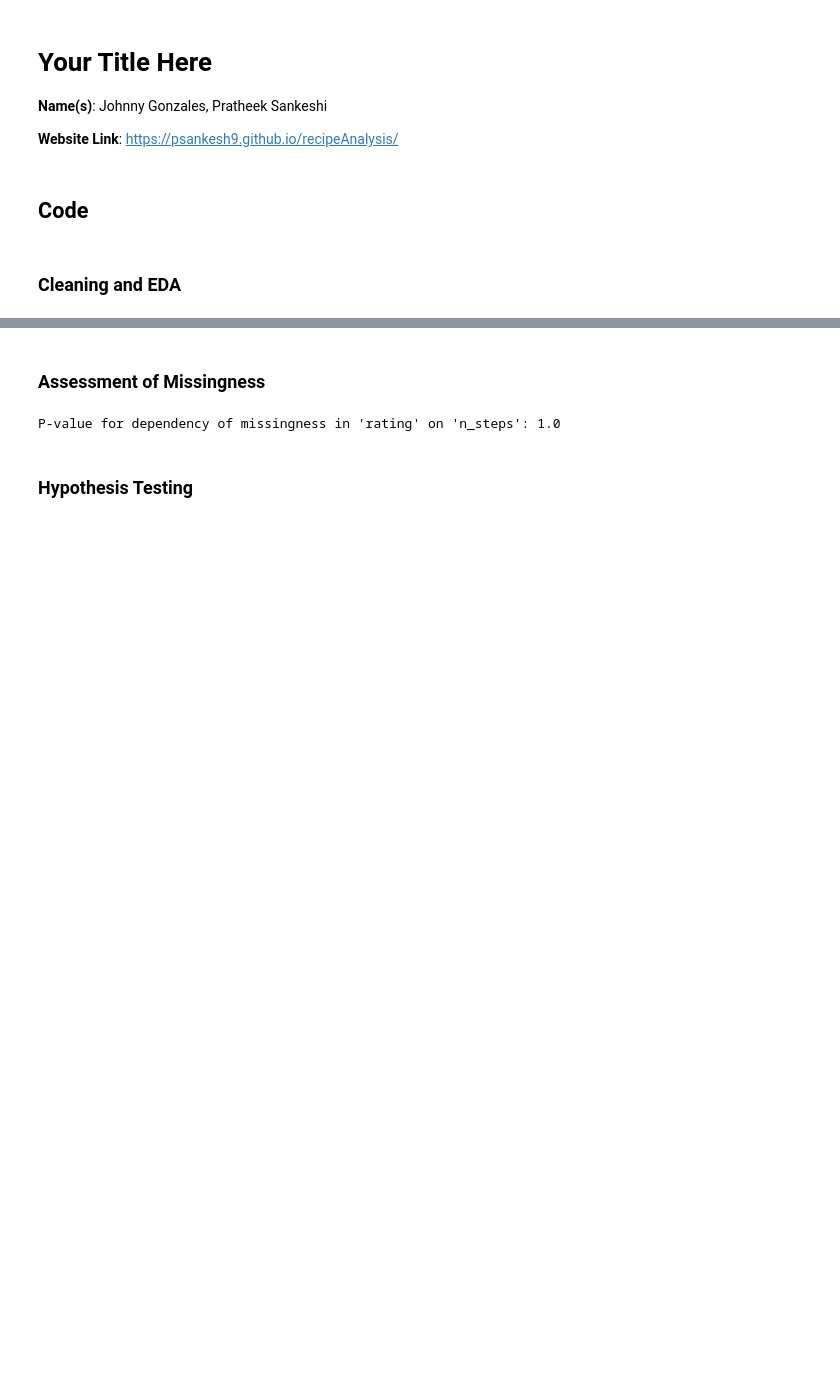
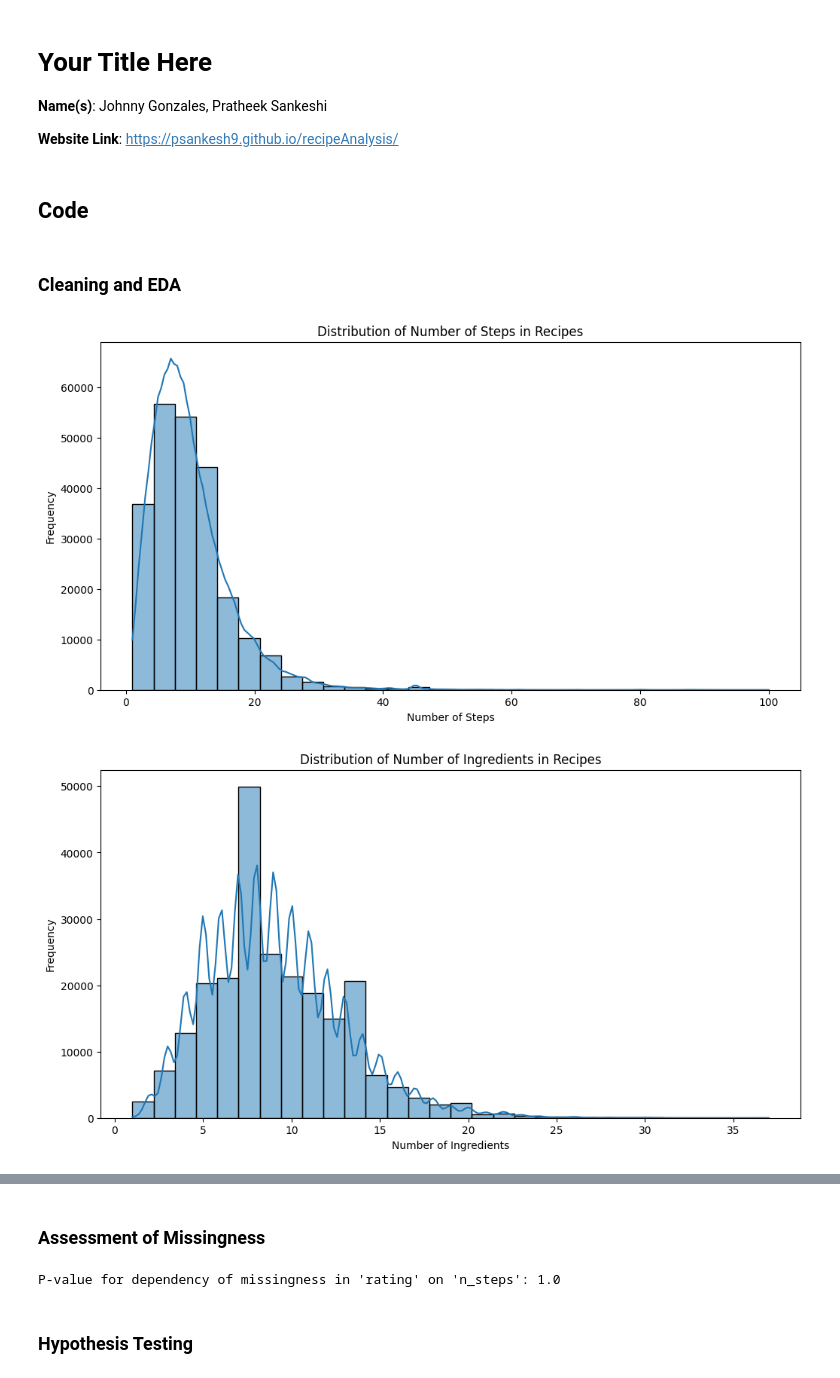
Before and after one commit to psankesh9/recipeAnalysis, a Jupyter notebook: Project_3.ipynb, the cells around one changed output, grey strips where cells are left out. Saved outputs shown, nothing was run; the diff lists cells and outputs as text; code cells hidden in the pictures; blank space fills up the shorter version.

Commit message:
Added the images to the jupyter notebook

```diff
--- a/Project_3.ipynb
+++ b/Project_3.ipynb
@@ -106,3 +106,60 @@ plt.title('Relationship Between Number of Ingredients and Average Rating')
 plt.xlabel('Number of Ingredients')
 plt.ylabel('Average Rating')
 save_plot_to_html(plot, 'ingredients_vs_average_rating')
+# %%
+import matplotlib.pyplot as plt
+import seaborn as sns
+import pandas as pd
+
+
+# Univariate Analysis: Plotting the distributions
+
+# Plotting the distribution of the number of steps in recipes
+plt.figure(figsize=(12, 6))
+sns.histplot(merged_df['n_steps'], bins=30, kde=True)
+plt.title('Distribution of Number of Steps in Recipes')
+plt.xlabel('Number of Steps')
+plt.ylabel('Frequency')
+plt.show()
+# This histogram shows the frequency of recipes based on the number of steps required to make them.
+
+# Plotting the distribution of the number of ingredients in recipes
+plt.figure(figsize=(12, 6))
+sns.histplot(merged_df['n_ingredients'], bins=30, kde=True)
+plt.title('Distribution of Number of Ingredients in Recipes')
+plt.xlabel('Number of Ingredients')
+plt.ylabel('Frequency')
+plt.show()
+# This histogram illustrates how many ingredients are typically used in recipes, indicating their complexity.
+
+# Plotting the distribution of average ratings
+plt.figure(figsize=(12, 6))
+sns.histplot(merged_df['average_rating'].dropna(), bins=30, kde=True)
+plt.title('Distribution of Average Ratings')
+plt.xlabel('Average Rating')
+plt.ylabel('Frequency')
+plt.show()
+# This plot reveals the distribution of average ratings given to recipes, useful for understanding general trends in recipe ratings.
+
+# Bivariate Analysis: Relationship plots
+
+# Relationship between Number of Steps and Average Rating
+plt.figure(figsize=(12, 6))
+sns.scatterplot(x='n_steps', y='average_rating', data=merged_df)
+plt.title('Relationship Between Number of Steps and Average Rating')
+plt.xlabel('Number of Steps')
+plt.ylabel('Average Rating')
+plt.show()
+# This scatter plot examines if there's a correlation between the number of steps in a recipe and its average rating.
+
+# Relationship between Number of Ingredients and Average Rating
+plt.figure(figsize=(12, 6))
+sns.scatterplot(x='n_ingredients', y='average_rating', data=merged_df)
+plt.title('Relationship Between Number of Ingredients and Average Rating')
+plt.xlabel('Number of Ingredients')
+plt.ylabel('Average Rating')
+plt.show()
+# This scatter plot explores whether the number of ingredients in a recipe affects its average rating.
+# %% [output]
+[figure, added]
+[figure, added]
```
Also changed, not shown: parts of 1 cell of this notebook.
